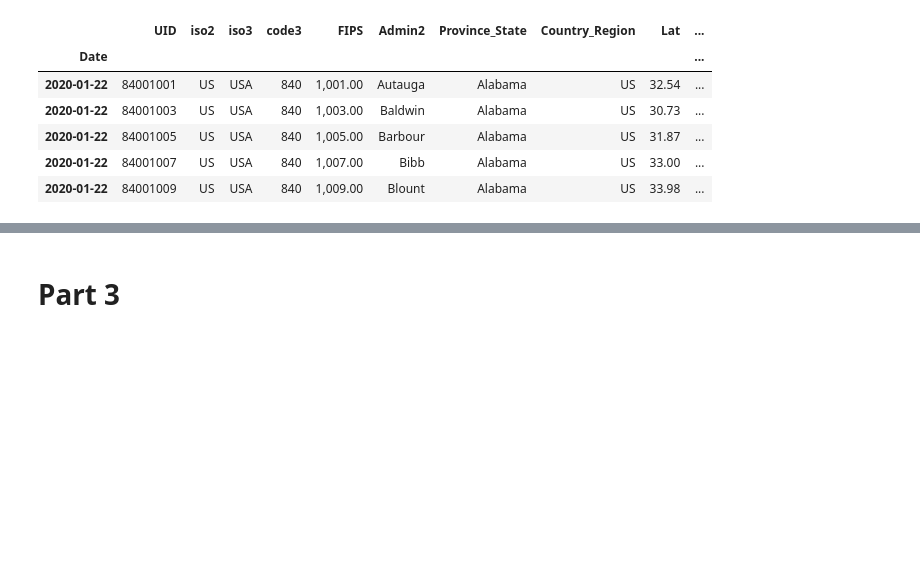
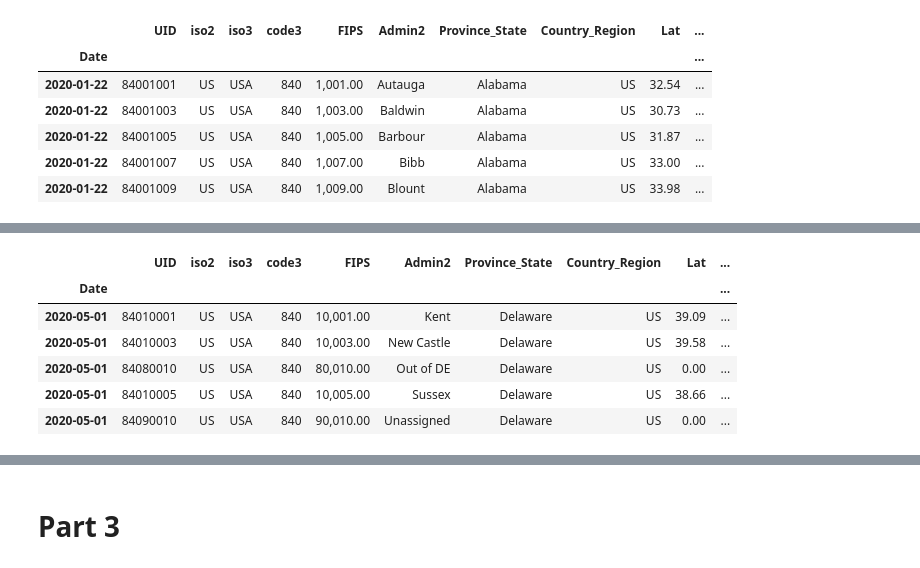
Before and after one commit to hawkeyedatatsai/Chicago-Crime-Data, a Jupyter notebook: Data Visualization MockExam.ipynb, the cells around one changed output, grey strips where cells are left out. Cells and saved outputs as stored; diff of their text form; code cells hidden in the pictures; blank space fills up the shorter version.

```diff
--- a/Data Visualization MockExam.ipynb
+++ b/Data Visualization MockExam.ipynb
@@ -499,0 +534,12 @@ df_dateind.head()
+# %%
+#Resample the cases, grouped by states, as daily frequency using sum as the aggregate function.
+
+df_filtered.head()
+# %% [output]
+|  | UID | iso2 | iso3 | code3 | FIPS | Admin2 | Province_State | Country_Region | Lat | ... |
+| Date |  |  |  |  |  |  |  |  |  | ... |
+| 2020-05-01 | 84010001 | US | USA | 840 | 10,001.00 | Kent | Delaware | US | 39.09 | ... |
+| 2020-05-01 | 84010003 | US | USA | 840 | 10,003.00 | New Castle | Delaware | US | 39.58 | ... |
+| 2020-05-01 | 84080010 | US | USA | 840 | 80,010.00 | Out of DE | Delaware | US | 0.00 | ... |
+| 2020-05-01 | 84010005 | US | USA | 840 | 10,005.00 | Sussex | Delaware | US | 38.66 | ... |
+| 2020-05-01 | 84090010 | US | USA | 840 | 90,010.00 | Unassigned | Delaware | US | 0.00 | ... |
```
Also changed, not shown: parts of 8 cells of this notebook, 1 other file.
